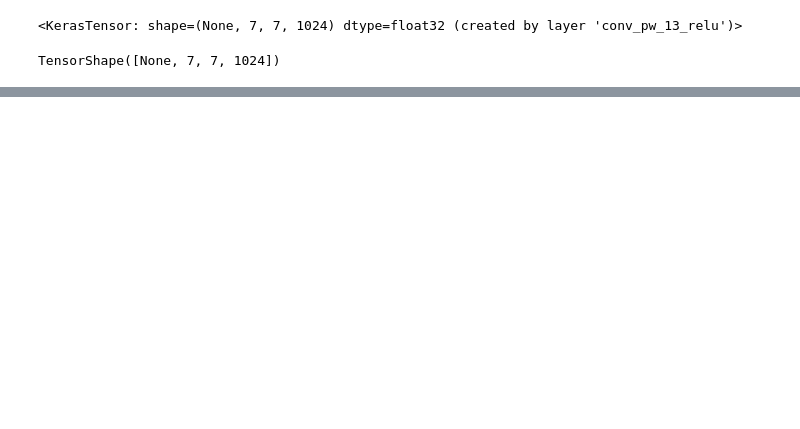
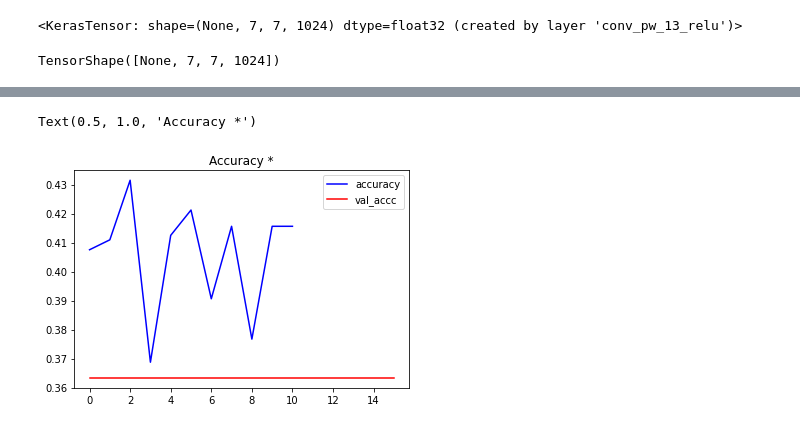
Before and after one commit to adarshnitt/Deep-Learning-Models, a Jupyter notebook: Potatao_Disease_Classification.ipynb, the cells around one changed output, grey strips where cells are left out. Cells and saved outputs as stored; diff of their text form; code cells hidden in the pictures; blank space fills up the shorter version.

```diff
--- a/Potatao_Disease_Classification.ipynb
+++ b/Potatao_Disease_Classification.ipynb
@@ -716,0 +846,8 @@ new_layer1
+# %%
+plt.plot(k["accuracy"],"b")
+plt.plot(log1["val_accuracy"],"r")
+plt.legend(["accuracy","val_accc"])
+plt.title("Accuracy *")
+# %% [output]
+Text(0.5, 1.0, 'Accuracy *')
+[figure, added]
```
Also changed, not shown: parts of 25 cells of this notebook.
